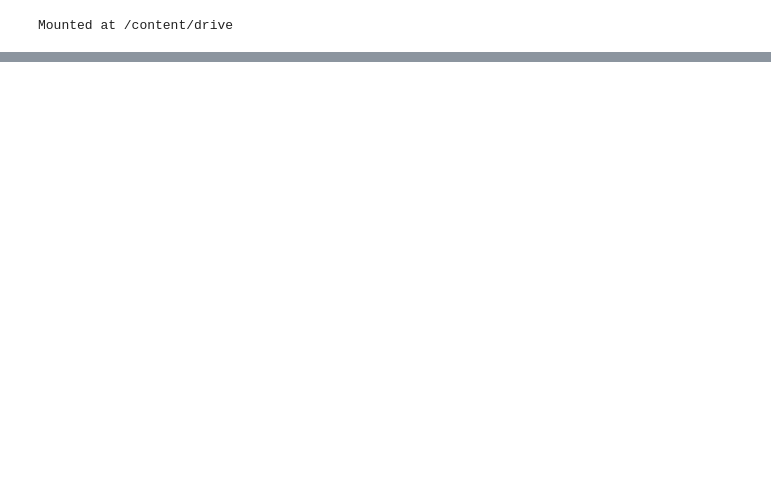
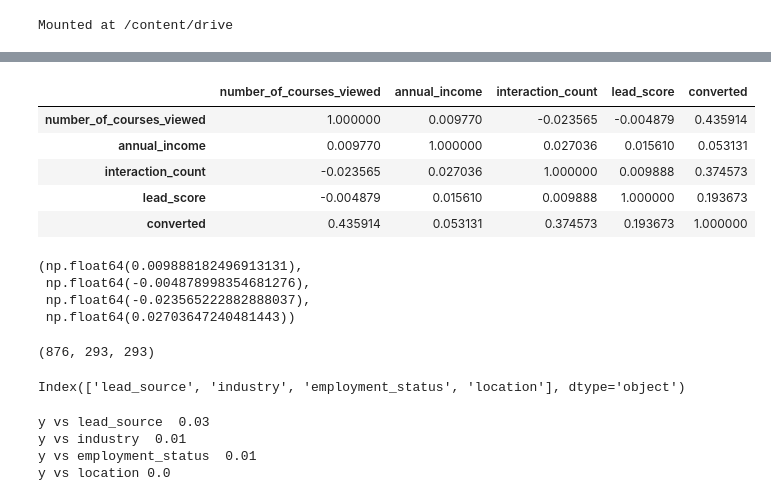
Before and after one commit to Gon-Frecces/ML-zoomcamp, a Jupyter notebook: course_lead_scoring.ipynb, the cells around one changed output, grey strips where cells are left out. Drawn from its saved outputs; the diff is of its cells as text; code cells hidden in the pictures; blank space fills up the shorter version.

```diff
--- a/course_lead_scoring.ipynb
+++ b/course_lead_scoring.ipynb
@@ -37,0 +73,30 @@ len(df)
+# %%
+corr_matrix = numerical_df.corr()
+corr_matrix
+# %% [output]
+|  | number_of_courses_viewed | annual_income | interaction_count | lead_score | converted |
+| number_of_courses_viewed | 1.000000 | 0.009770 | -0.023565 | -0.004879 | 0.435914 |
+| annual_income | 0.009770 | 1.000000 | 0.027036 | 0.015610 | 0.053131 |
+| interaction_count | -0.023565 | 0.027036 | 1.000000 | 0.009888 | 0.374573 |
+| lead_score | -0.004879 | 0.015610 | 0.009888 | 1.000000 | 0.193673 |
+| converted | 0.435914 | 0.053131 | 0.374573 | 0.193673 | 1.000000 |
+# %%
+c1 = corr_matrix.loc["interaction_count", "lead_score"]
+c2 = corr_matrix.loc["number_of_courses_viewed", "lead_score"]
+c3 = corr_matrix.loc["number_of_courses_viewed", "interaction_count"]
+c4 = corr_matrix.loc["annual_income", "interaction_count"]
+
+c1, c2, c3, c4
+# %% [output]
+(np.float64(0.009888182496913131),
+ np.float64(-0.004878998354681276),
+ np.float64(-0.023565222882888037),
+ np.float64(0.02703647240481443))
+# %%
+from sklearn.model_selection import train_test_split
+df_full_train, df_test = train_test_split(df, test_size=0.2, random_state=42)
+df_train, df_val = train_test_split(df_full_train, test_size=0.25, random_state=42)
+
+len(df_train), len(df_val), len(df_test)
+# %% [output]
+(876, 293, 293)
@@ -37,0 +110,22 @@ len(df)
+# %%
+categorical_cols = df.select_dtypes(include=['object', 'category']).columns
+
+print(categorical_cols)
+# %% [output]
+Index(['lead_source', 'industry', 'employment_status', 'location'], dtype='object')
+# %%
+from sklearn.metrics import mutual_info_score
+
+m1 = round(mutual_info_score(y, df['lead_source']), 2)
+print('y vs lead_source ', m1)
+m2 = round(mutual_info_score(y, df['industry']), 2)
+print('y vs industry ', m2)
+m3 = round(mutual_info_score(y, df['employment_status']), 2)
+print('y vs employment_status ',m3)
+m4 = round(mutual_info_score(y, df['location']), 2)
+print('y vs location', m4)
+# %% [output]
+y vs lead_source  0.03
+y vs industry  0.01
+y vs employment_status  0.01
+y vs location 0.0
```
Also changed, not shown: parts of 28 cells of this notebook.
